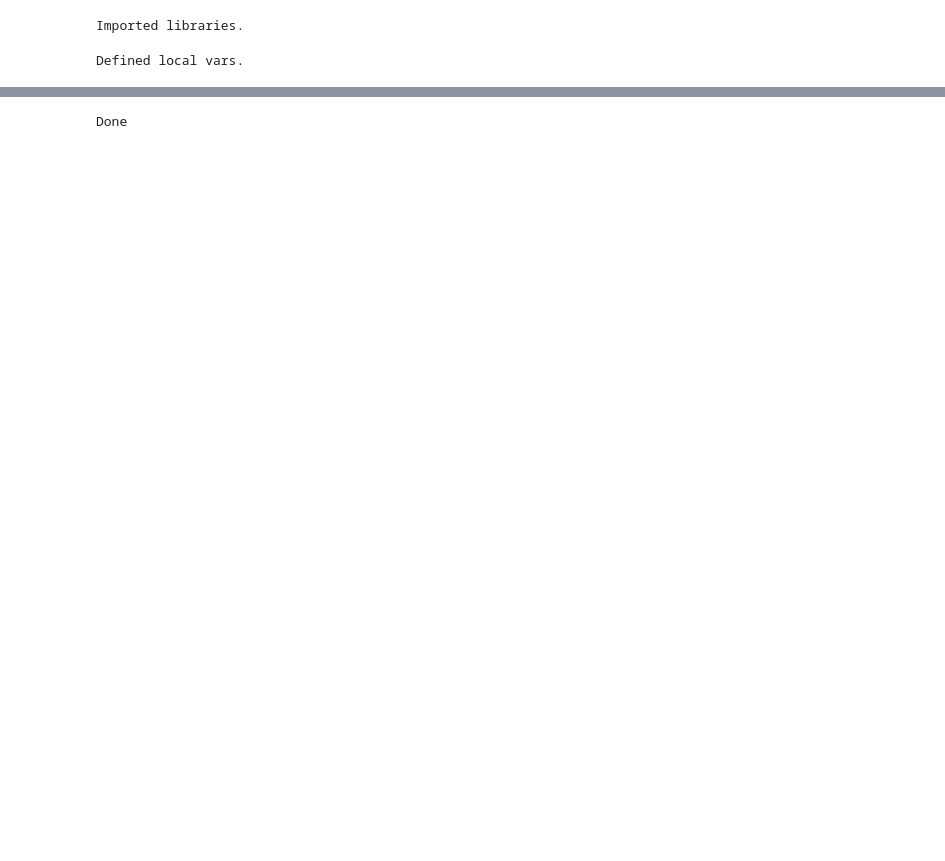
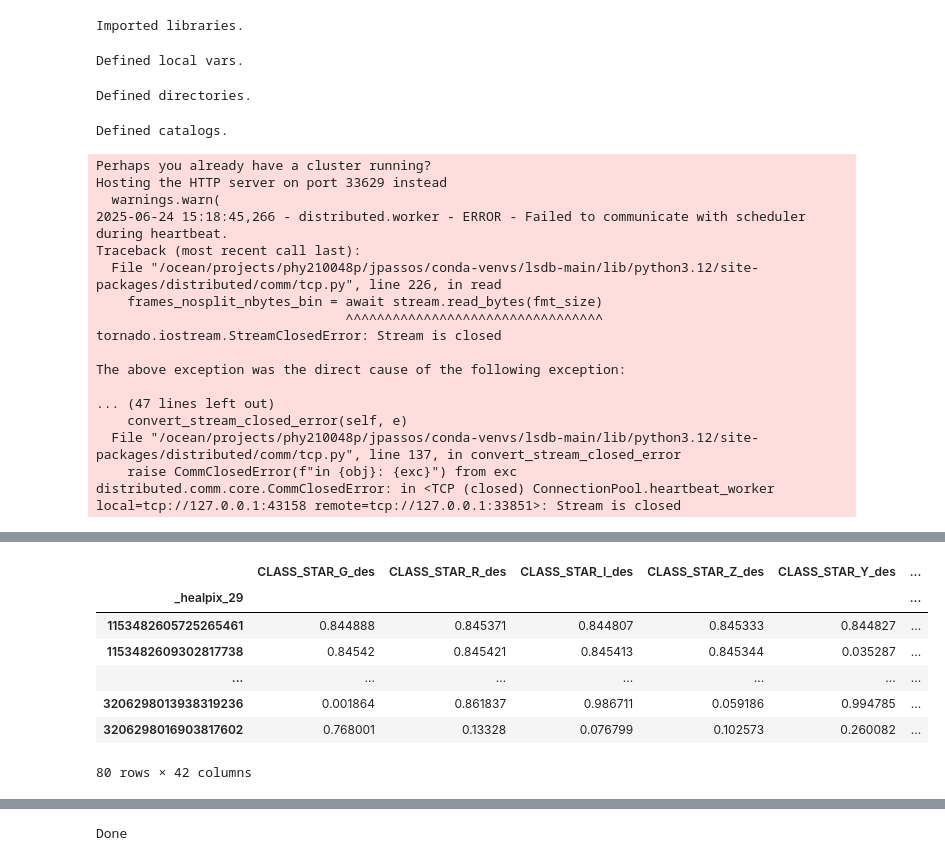
Before and after one commit to JoaoDPassos/brown-dwarf-search, a Jupyter notebook: Jupyter Notebooks/kth_star_pipeline/prototyping/test_cases.ipynb, the cells around one changed output, grey strips where cells are left out. Saved outputs shown, nothing was run; the diff lists cells and outputs as text; code cells hidden in the pictures; blank space fills up the shorter version.

```diff
--- a/Jupyter Notebooks/kth_star_pipeline/prototyping/test_cases.ipynb
+++ b/Jupyter Notebooks/kth_star_pipeline/prototyping/test_cases.ipynb
@@ -51,3 +55,54 @@ milliarc_degree_conversion = 1/(1000*3600)
 print("Defined local vars.")
 # %% [output]
 Defined local vars.
+# %%
+# Change to the directories where the data will be stored
+CATALOG_DIR = Path("../../../../catalogs")
+MARGIN_CACHE_DIR = CATALOG_DIR / 'margin_caches'
+
+GAIA_NAME = "gaia_dr3_pm_greater_100"
+GAIA_DIR = CATALOG_DIR / GAIA_NAME
+
+DES_NAME = "des_light"
+DES_DIR = CATALOG_DIR / DES_NAME
+
+DES_X_GAIA_NAME = "des_dr2_x_gaia_dr3"
+DES_X_GAIA_DIR = CATALOG_DIR / DES_X_GAIA_NAME
+DES_MARGIN_CACHE_NAME = "des_margin_cache_18_arcsec"
+DES_MARGIN_CACHE_DIR = MARGIN_CACHE_DIR / DES_MARGIN_CACHE_NAME
+
+print("Defined directories.")
+# %% [output]
+Defined directories.
+# %%
+des_catalog = lsdb.read_hats(DES_DIR)
+gaia_catalog = lsdb.read_hats(GAIA_DIR)
+xmatch_catalog = lsdb.read_hats(DES_X_GAIA_DIR, columns='all')
+print("Defined catalogs.")
+# %% [output]
+Defined catalogs.
+# %%
+%%time
+pm_filter_xmatch = xmatch_catalog.query(f'{pm_speed_max**2} >(pmra_gaia**2 + pmdec_gaia**2) > {pm_speed_min**2}')
+with Client():
+    df = pm_filter_xmatch.compute()
+
+df
+# %% [output]
+Perhaps you already have a cluster running?
+Hosting the HTTP server on port 33629 instead
+  warnings.warn(
+2025-06-24 15:18:45,266 - distributed.worker - ERROR - Failed to communicate with scheduler during heartbeat.
+Traceback (most recent call last):
+  File "/ocean/projects/phy210048p/jpassos/conda-venvs/lsdb-main/lib/python3.12/site-packages/distributed/comm/tcp.py", line 226, in read
+    frames_nosplit_nbytes_bin = await stream.read_bytes(fmt_size)
+                                ^^^^^^^^^^^^^^^^^^^^^^^^^^^^^^^^^
+tornado.iostream.StreamClosedError: Stream is closed
+
+The above exception was the direct cause of the following exception:
+
+... (47 lines left out)
+    convert_stream_closed_error(self, e)
+  File "/ocean/projects/phy210048p/jpassos/conda-venvs/lsdb-main/lib/python3.12/site-packages/distributed/comm/tcp.py", line 137, in convert_stream_closed_error
+    raise CommClosedError(f"in {obj}: {exc}") from exc
+distributed.comm.core.CommClosedError: in <TCP (closed) ConnectionPool.heartbeat_worker local=tcp://127.0.0.1:43158 remote=tcp://127.0.0.1:33851>: Stream is closed
@@ -53,0 +111,8 @@ Defined local vars.
+|  | CLASS_STAR_G_des | CLASS_STAR_R_des | CLASS_STAR_I_des | CLASS_STAR_Z_des | CLASS_STAR_Y_des | ... |
+| _healpix_29 |  |  |  |  |  | ... |
+| 1153482605725265461 | 0.844888 | 0.845371 | 0.844807 | 0.845333 | 0.844827 | ... |
+| 1153482609302817738 | 0.84542 | 0.845421 | 0.845413 | 0.845344 | 0.035287 | ... |
+| ... | ... | ... | ... | ... | ... | ... |
+| 3206298013938319236 | 0.001864 | 0.861837 | 0.986711 | 0.059186 | 0.994785 | ... |
+| 3206298016903817602 | 0.768001 | 0.13328 | 0.076799 | 0.102573 | 0.260082 | ... |
+80 rows × 42 columns
```
Also changed, not shown: parts of 7 cells of this notebook, 4 other files.
